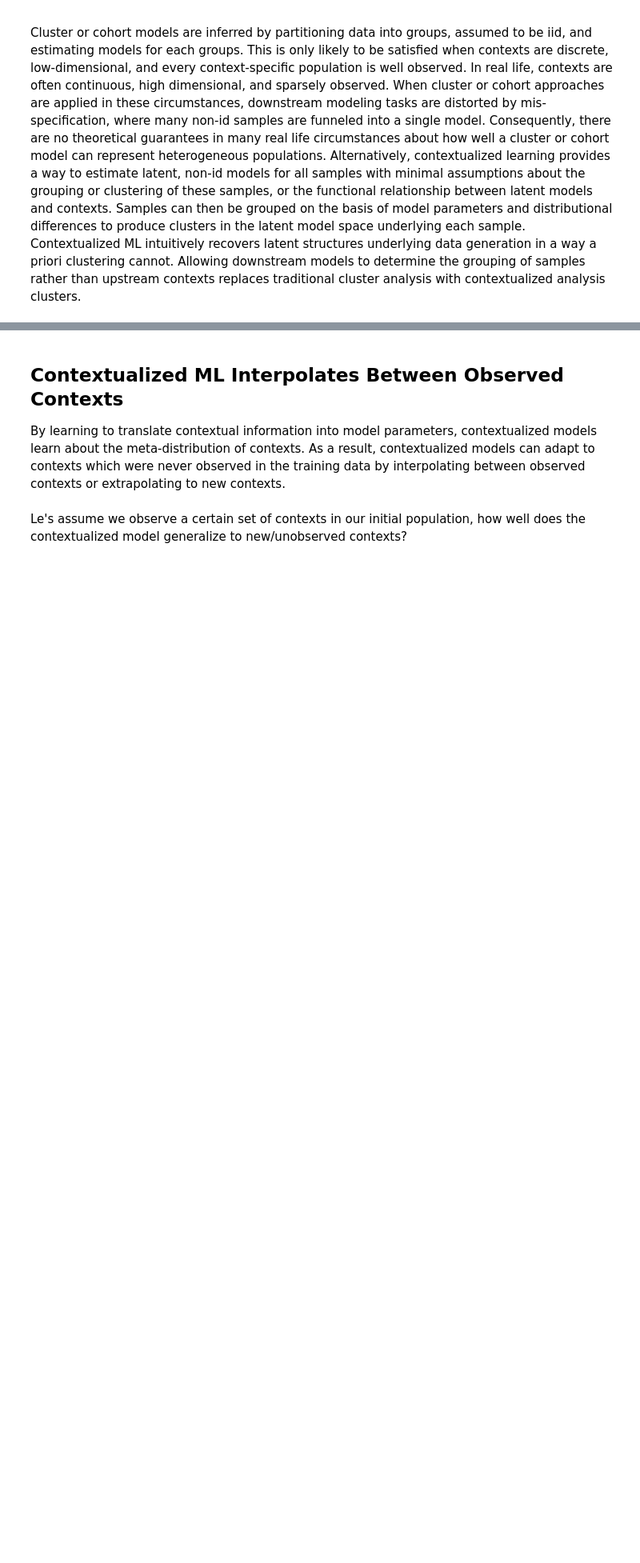
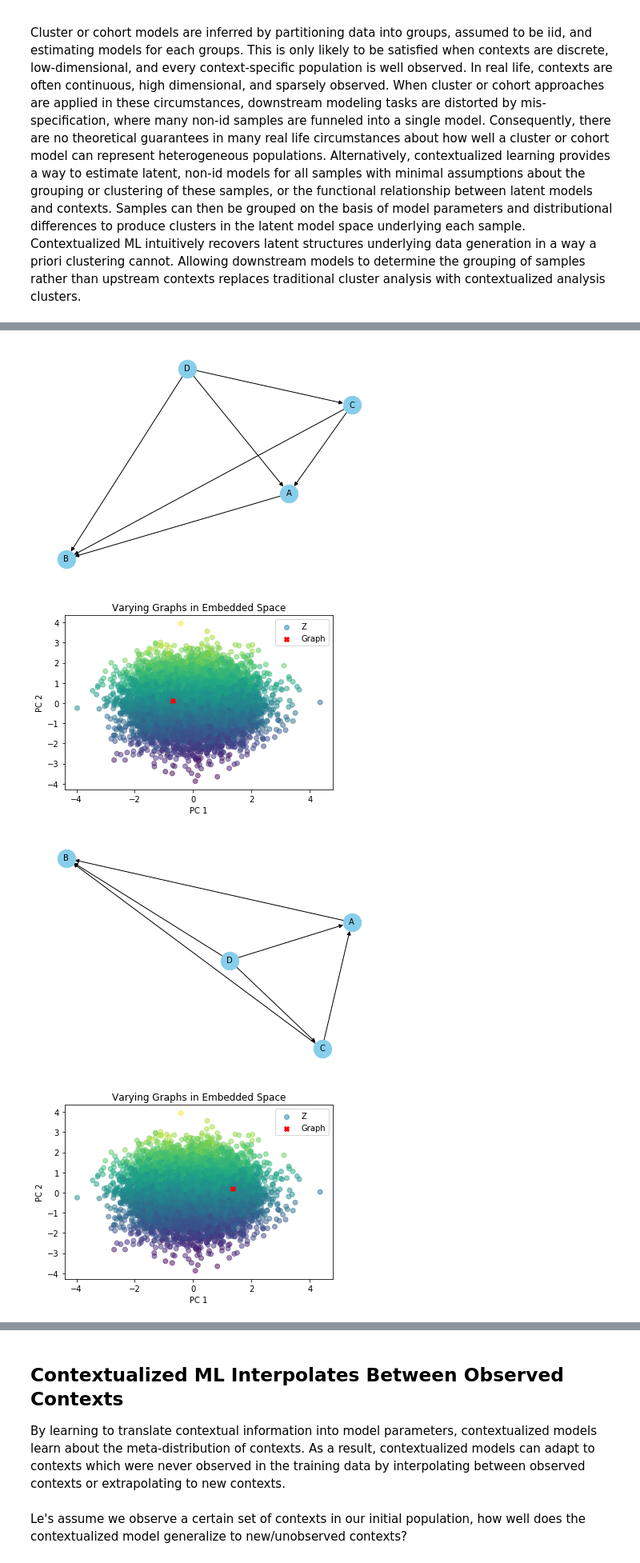
Before and after one commit to cnellington/Contextualized, a Jupyter notebook: docs/benefits_of_contextualized_ML.ipynb, the cells around one changed output, grey strips where cells are left out. Shown at 80% size. Cells and saved outputs as stored; diff of their text form; code cells hidden in the pictures; blank space fills up the shorter version.

```diff
--- a/docs/benefits_of_contextualized_ML.ipynb
+++ b/docs/benefits_of_contextualized_ML.ipynb
@@ -269,0 +270,50 @@ Not-Contextualized Model's Mean Squared Error = 0.12
+# %%
+pca = PCA(n_components=2)
+embedded_space = pca.fit_transform(C)
+
+# Sample 3 random graphs
+random_graphs_idxs = np.random.choice(range(n), size=3)
+random_graphs = predicted_contextualized_networks[random_graphs_idxs]
+
+for idx, random_graph in enumerate(random_graphs):
+    # Apply the same dimensionality reduction to the graph-specific covariates
+    embedded_graph = pca.transform([C[random_graphs_idxs[idx]]])
+
+    # Define graph and add nodes
+    G = nx.DiGraph()
+    nodes = ['A', 'B', 'C', 'D']
+    for node_label in nodes: G.add_node(node_label)
+
+    for i in range(W.shape[1]):
+        for j in range(W.shape[2]):
+            if random_graph[i][j] != 0:
+                G.add_edge(nodes[i], nodes[j])
+
+    # Set the layout for the graph (e.g., hierarchical layout)
+    pos = nx.spring_layout(G)
+
+    # Plot the graph
+    nx.draw(G, pos, with_labels=True, node_size=500, node_color='skyblue', font_size=10, font_color='black', arrowsize=10)
+
+    # Show the plot
+    plt.show()
+
+    # Plot the graph in the embedded space
+    plt.scatter(
+        data=pd.DataFrame({'PC1': embedded_space[:, 0], 'PC2': embedded_space[:, 1], 'Z': Z.ravel()}),
+        x = 'PC1', y = 'PC2', c='Z', alpha=0.5, label = 'Z')  # Plot the embedded space
+    plt.scatter(embedded_graph[:, 0], embedded_graph[:, 1], c='red', marker='X', label='Graph')  # Plot the graph
+
+    # Add labels, legends, and other plot customizations as needed
+    plt.xlabel('PC 1')
+    plt.ylabel('PC 2')
+    plt.legend()
+    plt.title('Varying Graphs in Embedded Space')
+
+    # Show or save the plot
+    plt.show()
+# %% [output]
+[figure, added]
+[figure, added]
+[figure, added]
+[figure, added]
```
Also changed, not shown: parts of 26 cells of this notebook.
